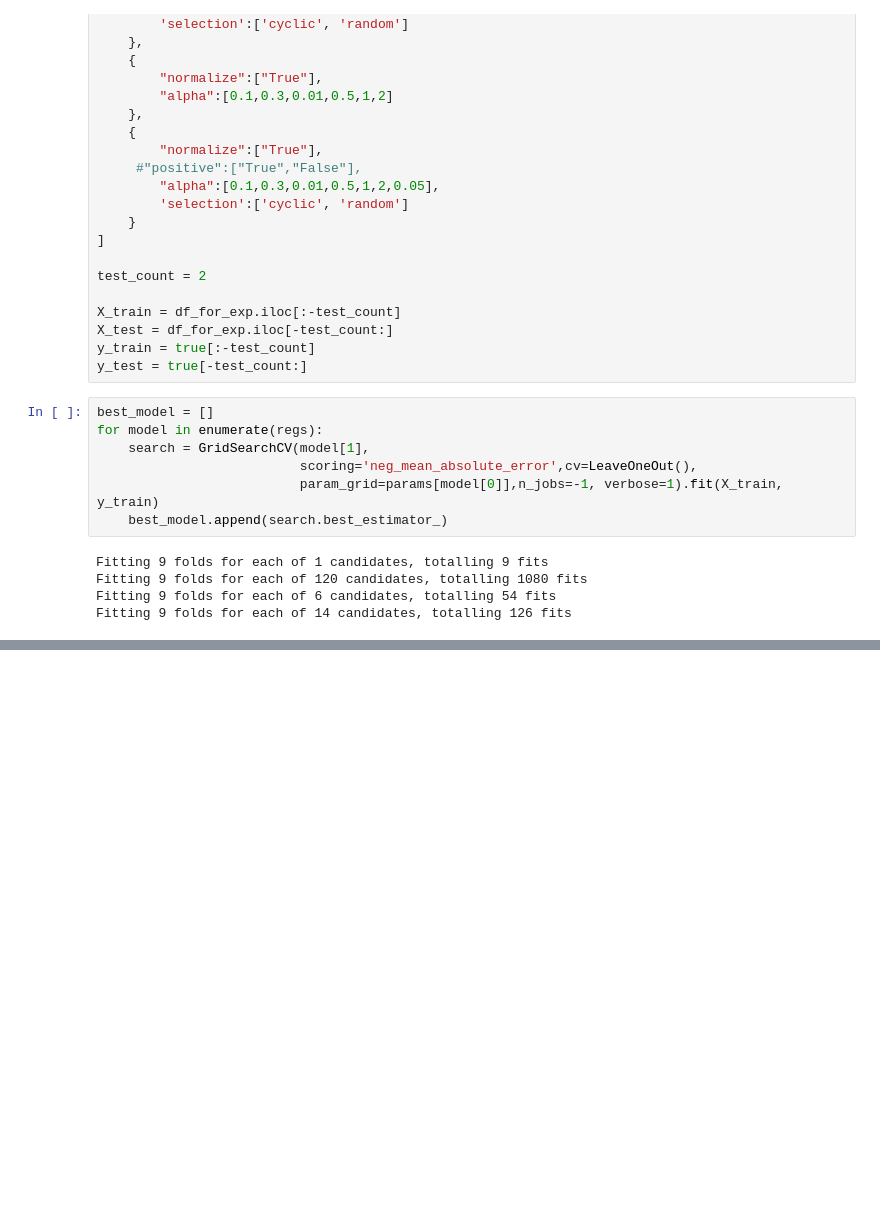
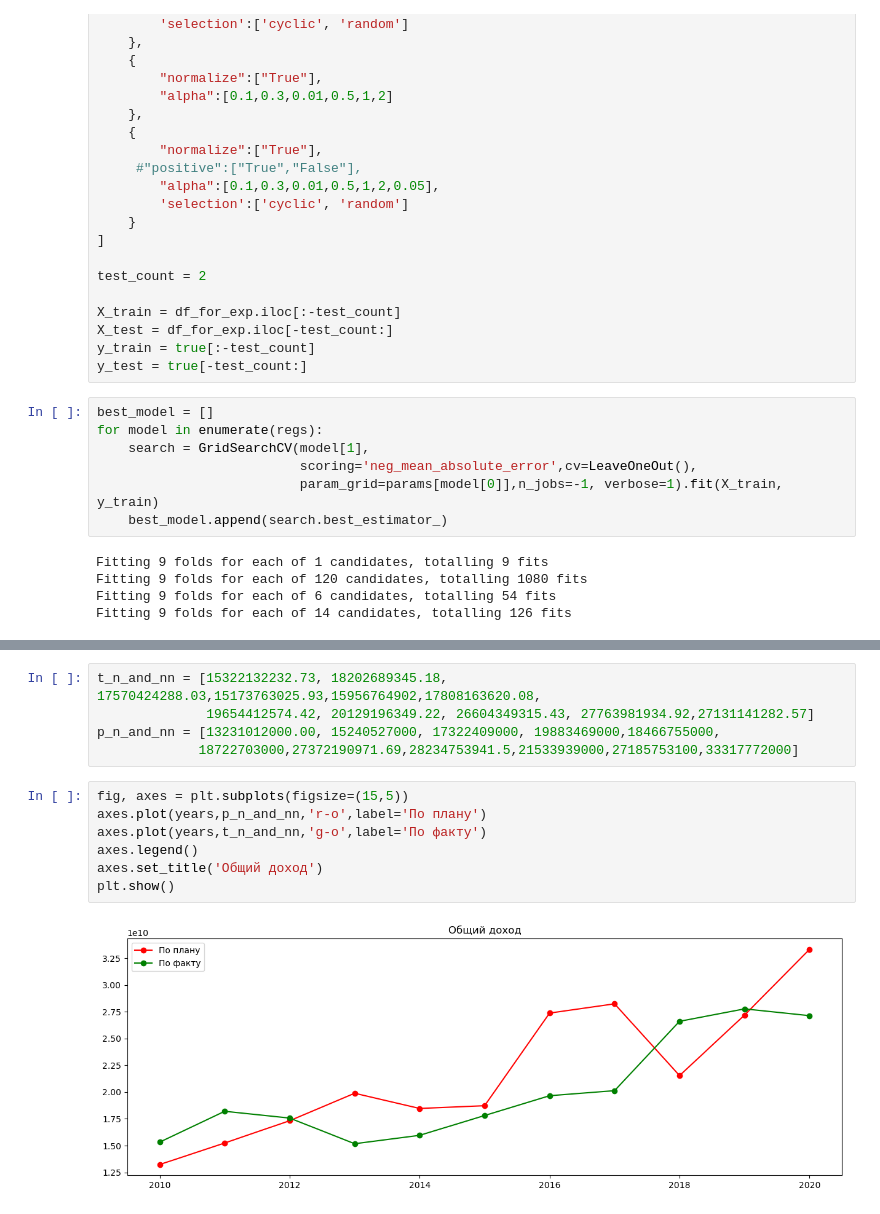
Before and after one commit to deethereal/DigitalLeaders_budget_10_HACK, a Jupyter notebook: DenisFirstTry.ipynb, the cells around one changed output, grey strips where cells are left out. Saved outputs shown, nothing was run; the diff lists cells and outputs as text; blank space fills up the shorter version.

```diff
--- a/DenisFirstTry.ipynb
+++ b/DenisFirstTry.ipynb
@@ -223,0 +310,14 @@ joblib.dump(best_model[-2],'model.pkl')
+# %%
+t_n_and_nn = [15322132232.73, 18202689345.18, 17570424288.03,15173763025.93,15956764902,17808163620.08,
+              19654412574.42, 20129196349.22, 26604349315.43, 27763981934.92,27131141282.57]
+p_n_and_nn = [13231012000.00, 15240527000, 17322409000, 19883469000,18466755000,
+             18722703000,27372190971.69,28234753941.5,21533939000,27185753100,33317772000]
+# %%
+fig, axes = plt.subplots(figsize=(15,5))
+axes.plot(years,p_n_and_nn,'r-o',label='По плану')
+axes.plot(years,t_n_and_nn,'g-o',label='По факту')
+axes.legend()
+axes.set_title('Общий доход')
+plt.show()
+# %% [output]
+[figure, added]
```
Also changed, not shown: parts of 22 cells of this notebook.
